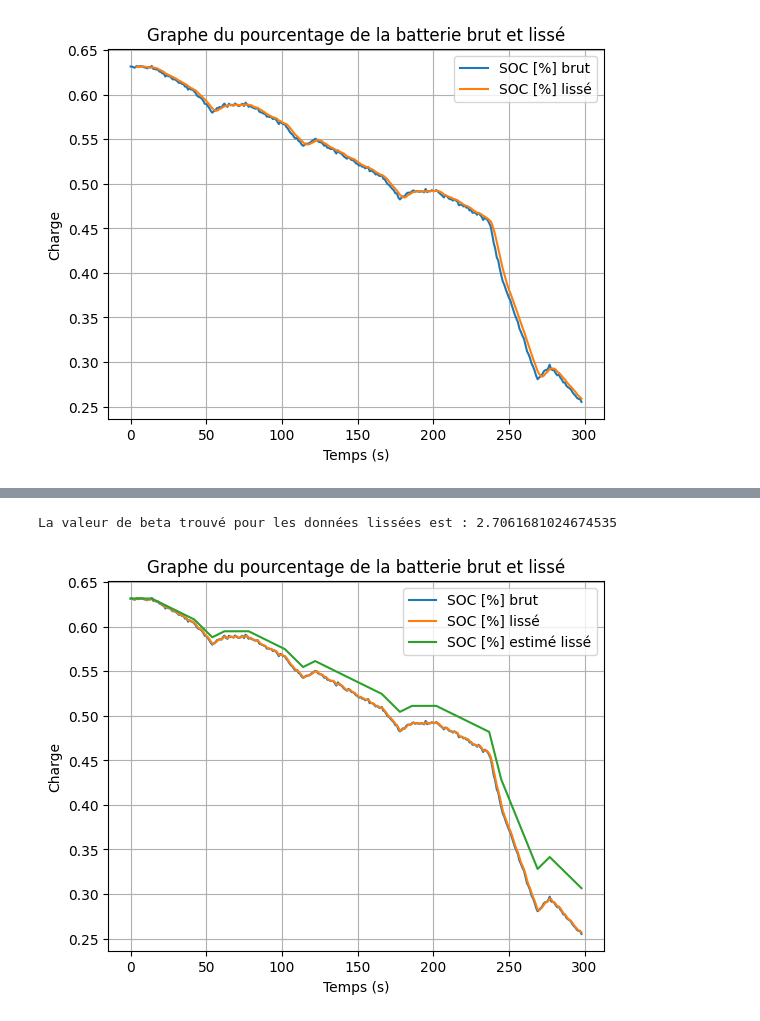
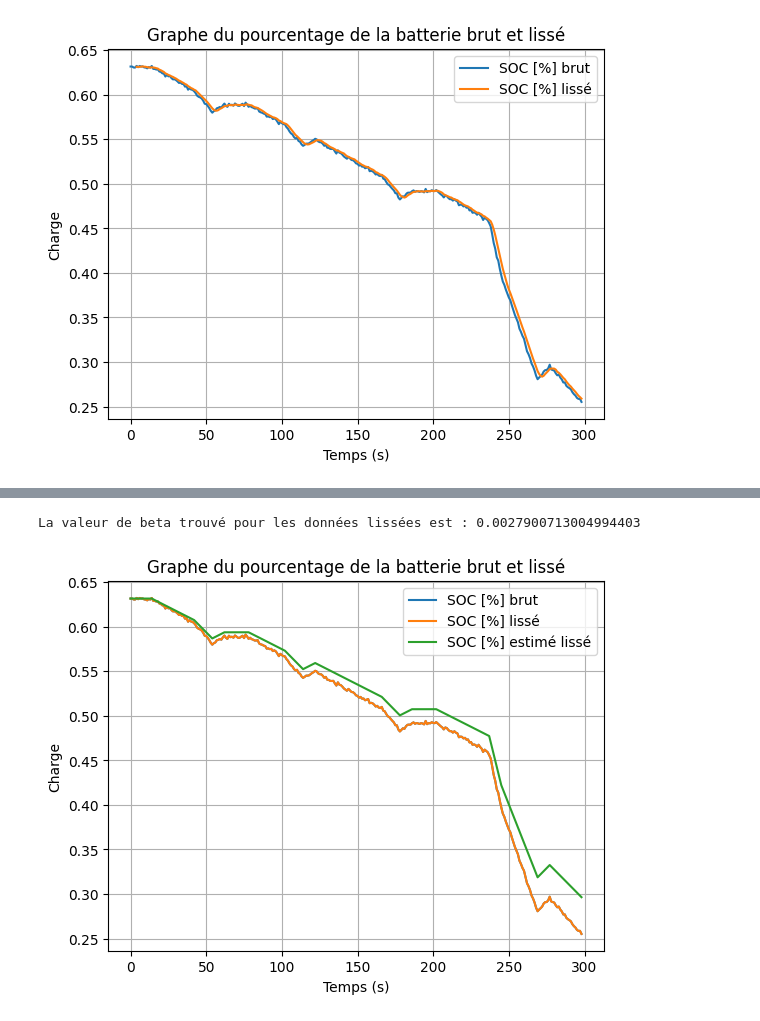
Before and after one commit to ines-g23/Projet-optimisation, a Jupyter notebook: Projet2.ipynb, the cells around one changed output, grey strips where cells are left out. Cells and saved outputs as stored; diff of their text form; code cells hidden in the pictures.

Commit message:
correction window

```diff
--- a/Projet2.ipynb
+++ b/Projet2.ipynb
@@ -82,7 +82,7 @@ data = pd.read_csv("data_battery.csv")
 N = len(data)
 
 time = np.array(data["Time [s]"])
-list_A = np.array(U_sec*data["I [kA]"])
+list_A = np.array(1000*U_sec*data["I [kA]"])
 A = list_A[:N-1]
 A = A.reshape((N-1, 1))
 
@@ -94,7 +94,7 @@ b = b.reshape((N-1,1))
 sol = np.linalg.lstsq(A, b) #sol[0] = beta ; sol[1] = somme des résidus ; sol[2] = rang de la matrice A ; sol[3] = valeur singulière de A
 beta = sol[0][0][0]
 
-print("La valeur de beta trouvé pour les données brut est :", beta)
+print("La valeur de beta trouvé pour les données brutes est :", beta)
 
 #Estimation de la charge de la batterie à partir de la valeur Beta
 
@@ -109,8 +109,8 @@ for i in range(1, N):
 #Affichage du graphe de la batterie
 data["SOC [%] brut"] = data["SOC [%]"]
 data['SOC [%] lissé'] = data["SOC [%]"].rolling(window = 5, on = data.index).mean()
-data['SOC [%] estimé'] = SOC_estime
-data[['SOC [%] brut', 'SOC [%] estimé']].plot(title = "Graphe du pourcentage de la batterie brut et lissé")
+data['SOC [%] estimé avec beta'] = SOC_estime
+data[['SOC [%] brut', 'SOC [%] estimé avec beta']].plot(title = "Graphe du pourcentage de la batterie brute et lissée")
 plt.xlabel("Temps (s)")
 plt.ylabel("Charge")
 plt.grid()
@@ -122,45 +122,45 @@ La valeur de beta trouvé pour les données brut est : 2.982908229641423
 #Question 5
 U_sec = 230
 Q_barre = 50*3600
-window = 2
+window = 1
 
 data = pd.read_csv("data_battery.csv")
 data['SOC [%] lissé'] = data["SOC [%]"].rolling(window = window).mean()
 N = len(data)
 
 time = np.array(data["Time [s]"])
-list_A = np.array(U_sec*data["I [kA]"])
+list_A = np.array(1000*U_sec*data["I [kA]"])
 A = list_A[:N-window-1]
 A = A.reshape((N-window-1, 1))
 
 SOC_lisse = np.array(data["SOC [%] lissé"])
 b_lisse = (SOC_lisse[window+1:]-SOC_lisse[window:N-1])*Q_barre/(time[window+1:]-time[window:N-1])
 b_lisse = b_lisse.reshape((N-window-1,1))
 
 #Pour le problème des moindres carrés, on peut prendre la solution explicite : Beta = (A^T*A)^{-1}*(A^T*b) ou utiliser la fonction np.linalg.lstsq pour résoudre Ax = b
 sol_lisse = np.linalg.lstsq(A, b_lisse) #sol[0] = beta ; sol[1] = somme des résidus ; sol[2] = rang de la matrice A ; sol[3] = valeur singulière de A
 beta_lisse = sol_lisse[0][0][0]
 
 print("La valeur de beta trouvé pour les données lissées est :", beta_lisse)
 
 #Estimation de la charge de la batterie à partir de la valeur Beta
 
 #initialisation
 SOC_estime_lisse = np.zeros(N)
 SOC_estime_lisse[0] = data["SOC [%]"].iloc[0]
 
 #Récurrence
 for i in range(1, N):
     SOC_estime_lisse[i]=SOC_estime_lisse[i-1] + (time[i]-time[i-1])*beta_lisse*list_A[i]/Q_barre
 
 #Affichage du graphe de la batterie
 data["SOC [%] brut"] = data["SOC [%]"]
 data['SOC [%] estimé lissé'] = SOC_estime_lisse
 data[['SOC [%] brut', 'SOC [%] lissé', 'SOC [%] estimé lissé']].plot(title = "Graphe du pourcentage de la batterie brut et lissé")
 plt.xlabel("Temps (s)")
 plt.ylabel("Charge")
 plt.grid()
 plt.show()
 # %% [output]
-La valeur de beta trouvé pour les données lissées est : 2.7061681024674535
+La valeur de beta trouvé pour les données lissées est : 0.0027900713004994403
-[figure, old version]
+[figure, new version]
```
Also changed, not shown: parts of 5 cells of this notebook.
